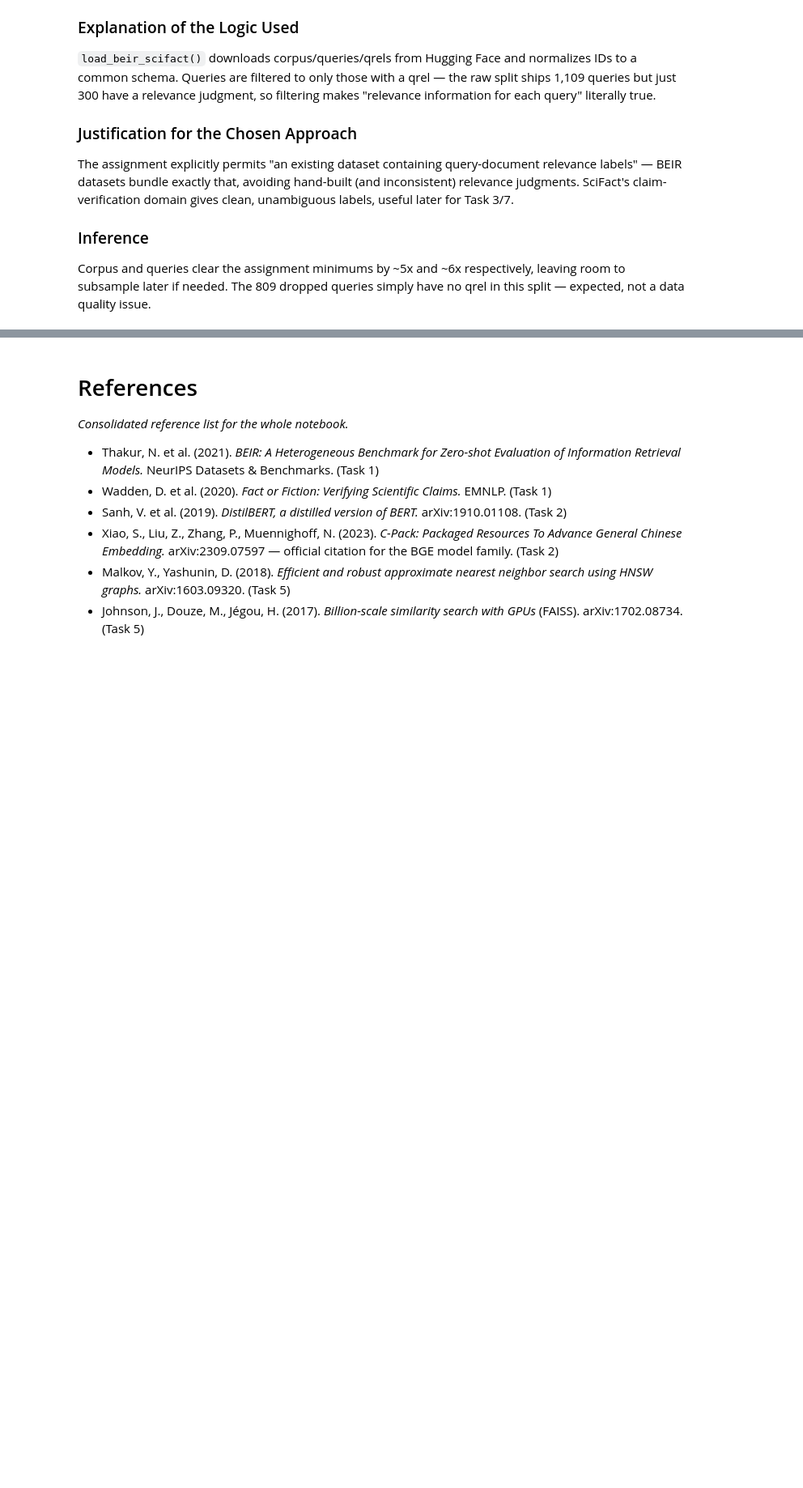
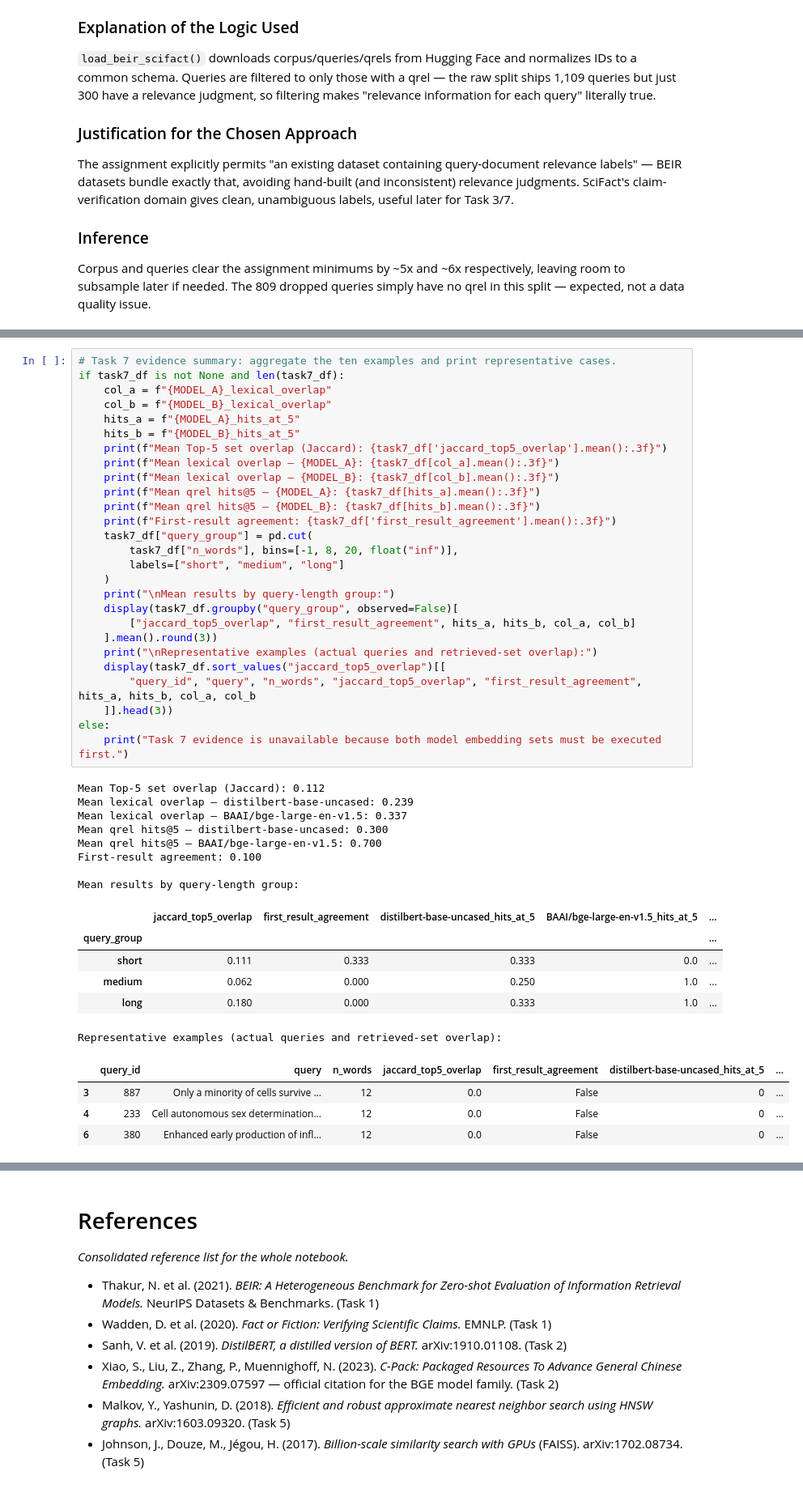
Before and after one commit to sanjaykumarpushadapu/MTech, a Jupyter notebook: 2026-2027-Sem1/AIMLCZG521-ConversationalAI/ass-1/PS2_Group129.ipynb, the cells around one changed output, grey strips where cells are left out. Shown at 81% size. Cells and saved outputs as stored; diff of their text form; blank space fills up the shorter version.

```diff
--- a/2026-2027-Sem1/AIMLCZG521-ConversationalAI/ass-1/PS2_Group129.ipynb
+++ b/2026-2027-Sem1/AIMLCZG521-ConversationalAI/ass-1/PS2_Group129.ipynb
@@ -1055,0 +1091,46 @@ Picking queries by length deliberately (not randomly) guarantees the short/long
+# %%
+# Task 7 evidence summary: aggregate the ten examples and print representative cases.
+if task7_df is not None and len(task7_df):
+    col_a = f"{MODEL_A}_lexical_overlap"
+    col_b = f"{MODEL_B}_lexical_overlap"
+    hits_a = f"{MODEL_A}_hits_at_5"
+    hits_b = f"{MODEL_B}_hits_at_5"
+    print(f"Mean Top-5 set overlap (Jaccard): {task7_df['jaccard_top5_overlap'].mean():.3f}")
+    print(f"Mean lexical overlap — {MODEL_A}: {task7_df[col_a].mean():.3f}")
+    print(f"Mean lexical overlap — {MODEL_B}: {task7_df[col_b].mean():.3f}")
+    print(f"Mean qrel hits@5 — {MODEL_A}: {task7_df[hits_a].mean():.3f}")
+    print(f"Mean qrel hits@5 — {MODEL_B}: {task7_df[hits_b].mean():.3f}")
+    print(f"First-result agreement: {task7_df['first_result_agreement'].mean():.3f}")
+    task7_df["query_group"] = pd.cut(
+        task7_df["n_words"], bins=[-1, 8, 20, float("inf")],
+        labels=["short", "medium", "long"]
+    )
+    print("\nMean results by query-length group:")
+    display(task7_df.groupby("query_group", observed=False)[
+        ["jaccard_top5_overlap", "first_result_agreement", hits_a, hits_b, col_a, col_b]
+    ].mean().round(3))
+    print("\nRepresentative examples (actual queries and retrieved-set overlap):")
+    display(task7_df.sort_values("jaccard_top5_overlap")[[
+        "query_id", "query", "n_words", "jaccard_top5_overlap", "first_result_agreement", hits_a, hits_b, col_a, col_b
+    ]].head(3))
+else:
+    print("Task 7 evidence is unavailable because both model embedding sets must be executed first.")
+# %% [output]
+Mean Top-5 set overlap (Jaccard): 0.112
+Mean lexical overlap — distilbert-base-uncased: 0.239
+Mean lexical overlap — BAAI/bge-large-en-v1.5: 0.337
+Mean qrel hits@5 — distilbert-base-uncased: 0.300
+Mean qrel hits@5 — BAAI/bge-large-en-v1.5: 0.700
+First-result agreement: 0.100
+
+Mean results by query-length group:
+|  | jaccard_top5_overlap | first_result_agreement | distilbert-base-uncased_hits_at_5 | BAAI/bge-large-en-v1.5_hits_at_5 | ... |
+| query_group |  |  |  |  | ... |
+| short | 0.111 | 0.333 | 0.333 | 0.0 | ... |
+| medium | 0.062 | 0.000 | 0.250 | 1.0 | ... |
+| long | 0.180 | 0.000 | 0.333 | 1.0 | ... |
+Representative examples (actual queries and retrieved-set overlap):
+|  | query_id | query | n_words | jaccard_top5_overlap | first_result_agreement | distilbert-base-uncased_hits_at_5 | ... |
+| 3 | 887 | Only a minority of cells survive ... | 12 | 0.0 | False | 0 | ... |
+| 4 | 233 | Cell autonomous sex determination... | 12 | 0.0 | False | 0 | ... |
+| 6 | 380 | Enhanced early production of infl... | 12 | 0.0 | False | 0 | ... |
```
Also changed, not shown: parts of 69 cells of this notebook, 4 other files.
